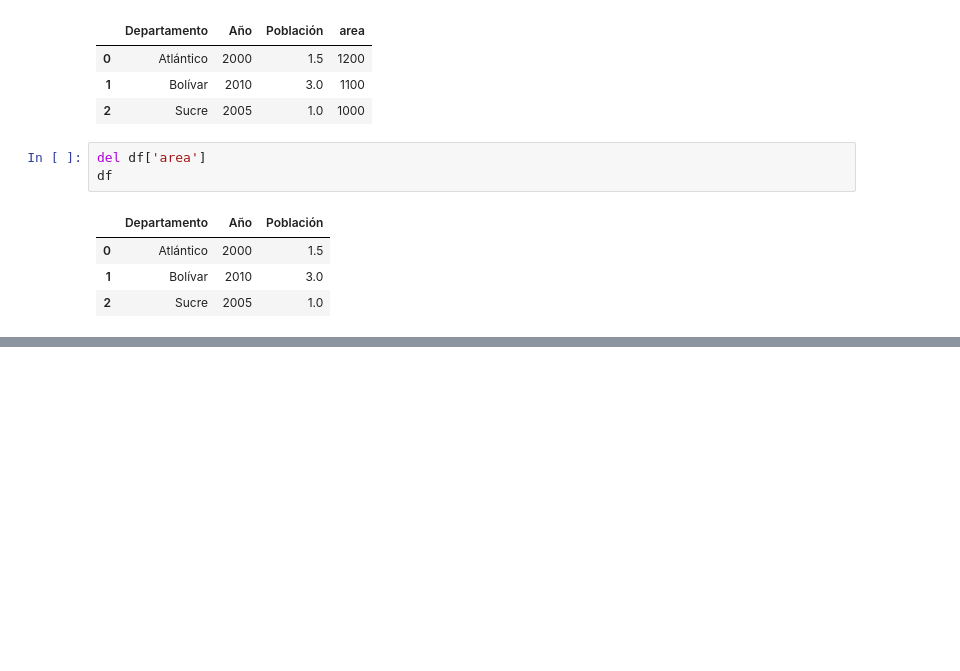
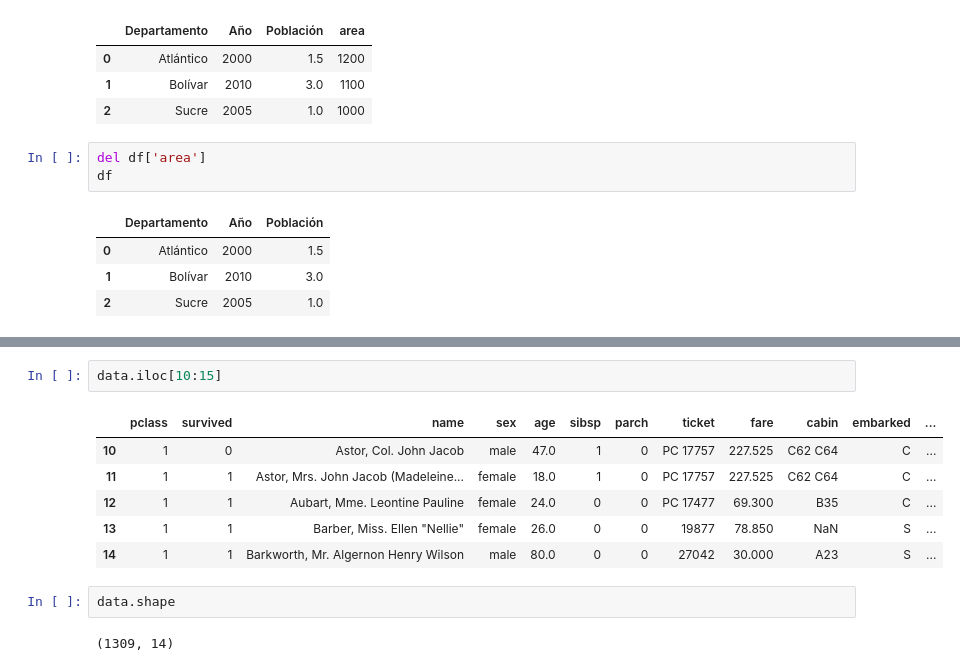
Before and after one commit to EhwazM/ML-Python, a Jupyter notebook: Clase 1 - Base de datos (pandas).ipynb, the cells around one changed output, grey strips where cells are left out. Saved outputs shown, nothing was run; the diff lists cells and outputs as text; blank space fills up the shorter version.

```diff
--- a/Clase 1 - Base de datos (pandas).ipynb
+++ b/Clase 1 - Base de datos (pandas).ipynb
@@ -100,0 +151,13 @@ df
+# %%
+data.iloc[10:15]
+# %% [output]
+|  | pclass | survived | name | sex | age | sibsp | parch | ticket | fare | cabin | embarked | ... |
+| 10 | 1 | 0 | Astor, Col. John Jacob | male | 47.0 | 1 | 0 | PC 17757 | 227.525 | C62 C64 | C | ... |
+| 11 | 1 | 1 | Astor, Mrs. John Jacob (Madeleine... | female | 18.0 | 1 | 0 | PC 17757 | 227.525 | C62 C64 | C | ... |
+| 12 | 1 | 1 | Aubart, Mme. Leontine Pauline | female | 24.0 | 0 | 0 | PC 17477 | 69.300 | B35 | C | ... |
+| 13 | 1 | 1 | Barber, Miss. Ellen "Nellie" | female | 26.0 | 0 | 0 | 19877 | 78.850 | NaN | S | ... |
+| 14 | 1 | 1 | Barkworth, Mr. Algernon Henry Wilson | male | 80.0 | 0 | 0 | 27042 | 30.000 | A23 | S | ... |
+# %%
+data.shape
+# %% [output]
+(1309, 14)
```
Also changed, not shown: parts of 9 cells of this notebook.
